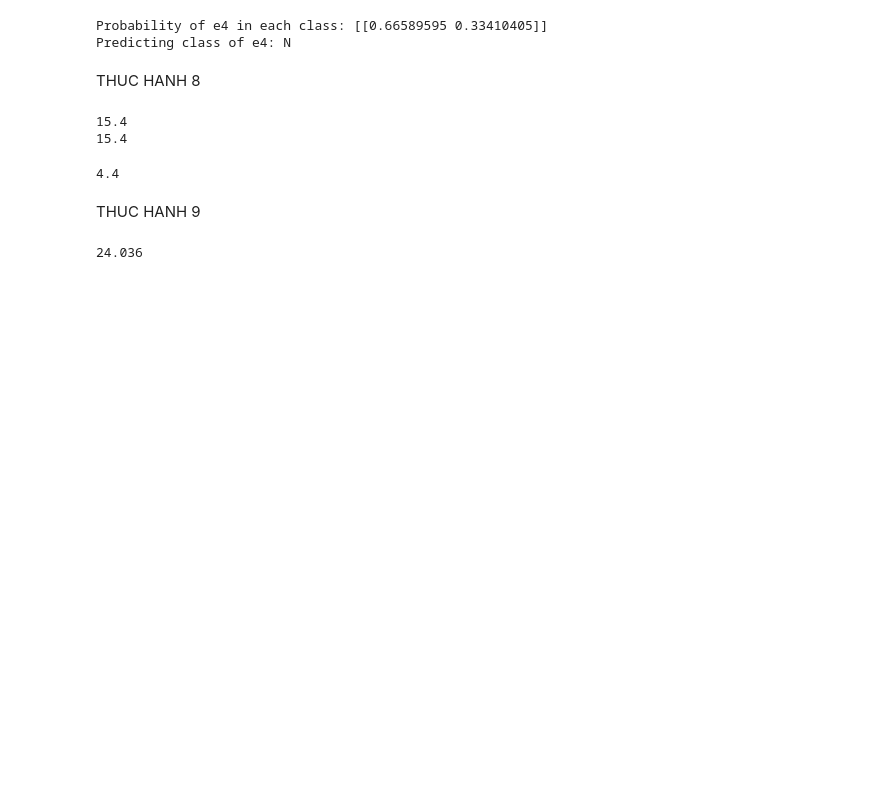
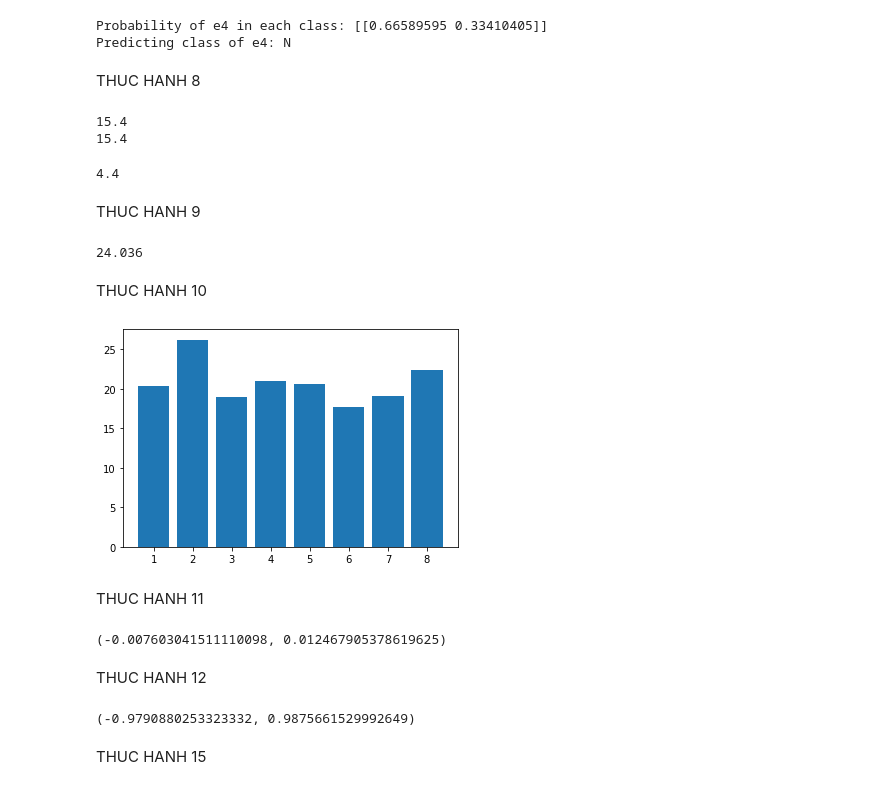
Before and after one commit to huynhlengocphuc/ThucHanh, a Jupyter notebook: thực_hành_2.ipynb, the cells around one changed output. Drawn from its saved outputs; the diff is of its cells as text; code cells hidden in the pictures; blank space fills up the shorter version.

```diff
--- a/thực_hành_2.ipynb
+++ b/thực_hành_2.ipynb
@@ -206,3 +206,53 @@ import statistics #sử dụng thư viện thống kê
 print(statistics.mean(data))
 # %% [output]
 24.036
+# %% [markdown]
+THUC HANH 10
+# %%
+import math
+from matplotlib import pyplot as plt
+SoGiay = [20.4, 26.2, 18.9, 21.0, 20.6, 17.7,19.1,22.4]
+SoLanChay = [1,2,3,4,5,6,7,8]
+xs = [i + 0.3 for i, _ in enumerate(SoLanChay)]
+plt.bar(xs, SoGiay)
+plt.xticks([i + 0.3 for i, _ in enumerate(SoLanChay)], SoLanChay)
+plt.show()#Ghi thêm title chính, title OX, title OY;
+# %% [output]
+[figure, added]
+# %% [markdown]
+THUC HANH 11
+# %%
+from scipy import stats
+import numpy as np
+from numpy import random
+a = random.normal(0,1,10000)
+mean, sigma = np.mean(a), np.std(a)
+ # conf_int_a (confidence interval a- khoảng tin cậy của a);
+conf_int_a = stats.norm.interval(0.68, loc=mean, scale=sigma)
+conf_int_b = stats.norm.interval(0.68, loc=mean, scale=sigma /
+np.sqrt(len(a)))
+conf_int_a
+(-1.0011149125527312, 1.0059797764202412)
+conf_int_b
+(-0.0076030415111100983, 0.012467905378619625)
+# %% [output]
+(-0.007603041511110098, 0.012467905378619625)
+# %% [markdown]
+THUC HANH 12
+# %%
+from scipy import stats
+import numpy as np
+from numpy import random
+N=10000
+#N tổng thể mẩu-số lượng
+a=np.random.normal(0,1,N)
+mean, sigma=a.mean(), a.std(ddof=1)
+#trung vị, độ lệch chuẩn
+conf_int_a=stats.norm.interval(0.68,loc=mean, scale=sigma)
+conf_int_a
+# khoảng tin cậy của a
+(-0.9790880253323332,0.9875661529992649)
+# %% [output]
+(-0.9790880253323332, 0.9875661529992649)
+# %% [markdown]
+THUC HANH 15
```
Also changed, not shown: parts of 3 cells of this notebook.
